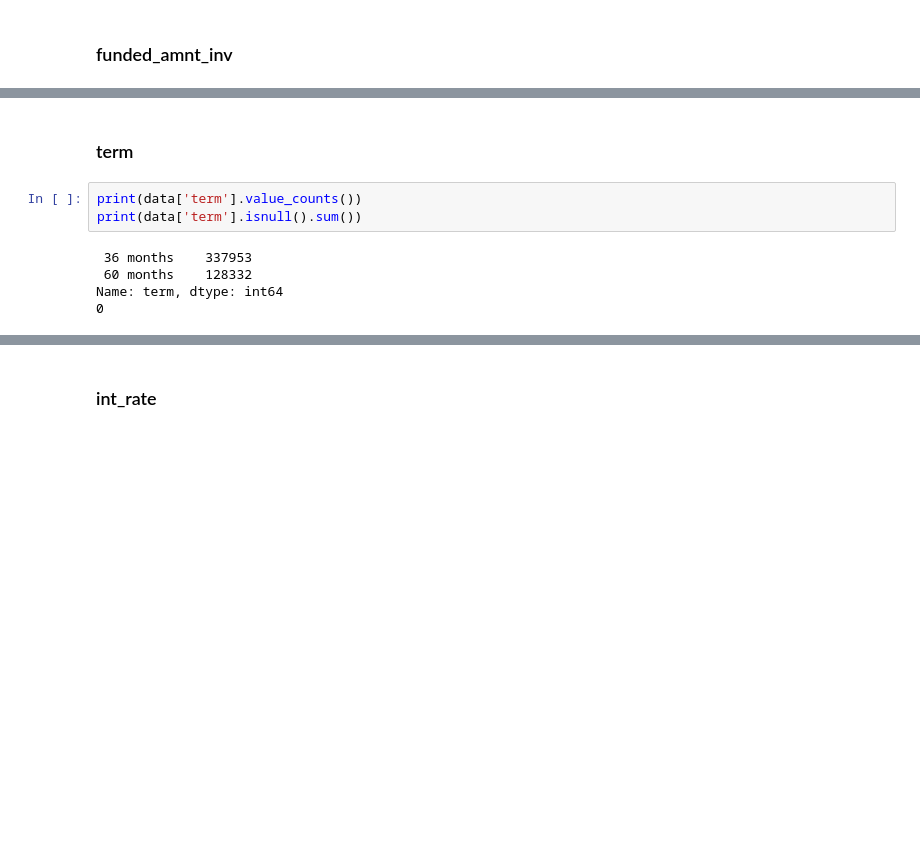
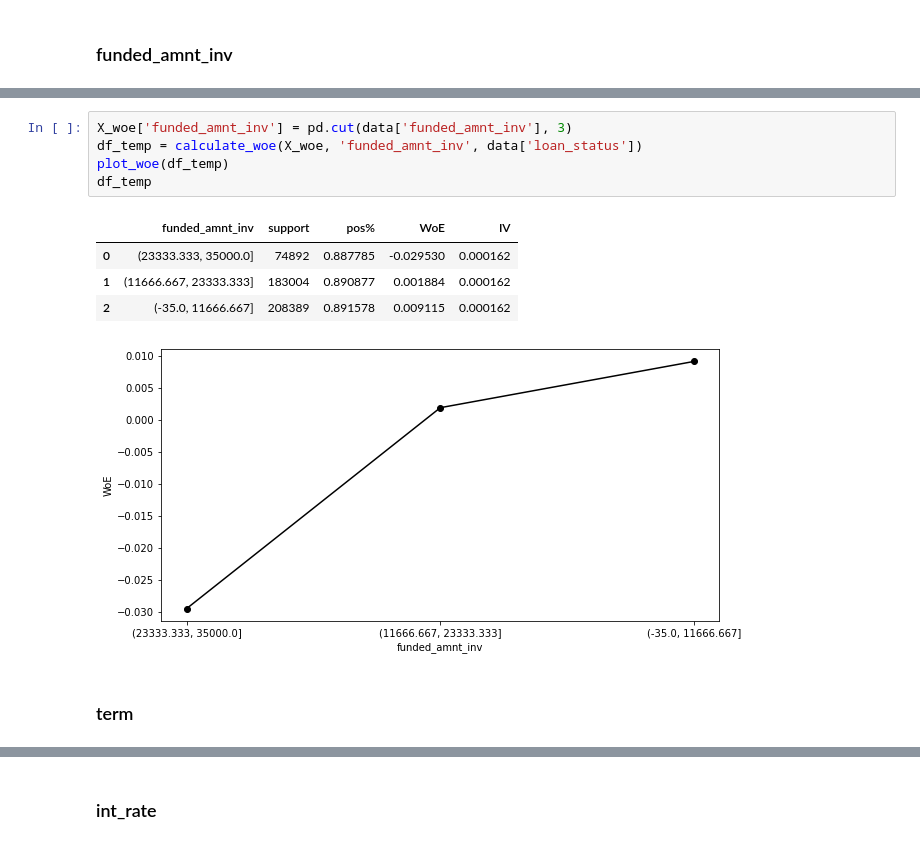
Before and after one commit to Ach113/Loan-Approval-Scoring-System, a Jupyter notebook: LoanApprovalScoring.ipynb, the cells around one changed output, grey strips where cells are left out. Drawn from its saved outputs; the diff is of its cells as text; blank space fills up the shorter version.

```diff
--- a/LoanApprovalScoring.ipynb
+++ b/LoanApprovalScoring.ipynb
@@ -69,10 +104,13 @@ Name: funded_amnt_inv, dtype: float64
+# %%
+X_woe['funded_amnt_inv'] = pd.cut(data['funded_amnt_inv'], 3)
+df_temp = calculate_woe(X_woe, 'funded_amnt_inv', data['loan_status'])
+plot_woe(df_temp)
+df_temp
+# %% [output]
+|  | funded_amnt_inv | support | pos% | WoE | IV |
+| 0 | (23333.333, 35000.0] | 74892 | 0.887785 | -0.029530 | 0.000162 |
+| 1 | (11666.667, 23333.333] | 183004 | 0.890877 | 0.001884 | 0.000162 |
+| 2 | (-35.0, 11666.667] | 208389 | 0.891578 | 0.009115 | 0.000162 |
+[figure, added]
 # %% [markdown]
 ### term
-# %%
-print(data['term'].value_counts())
-print(data['term'].isnull().sum())
-# %% [output]
- 36 months    337953
- 60 months    128332
-Name: term, dtype: int64
-0
```
Also changed, not shown: parts of 61 cells of this notebook.
